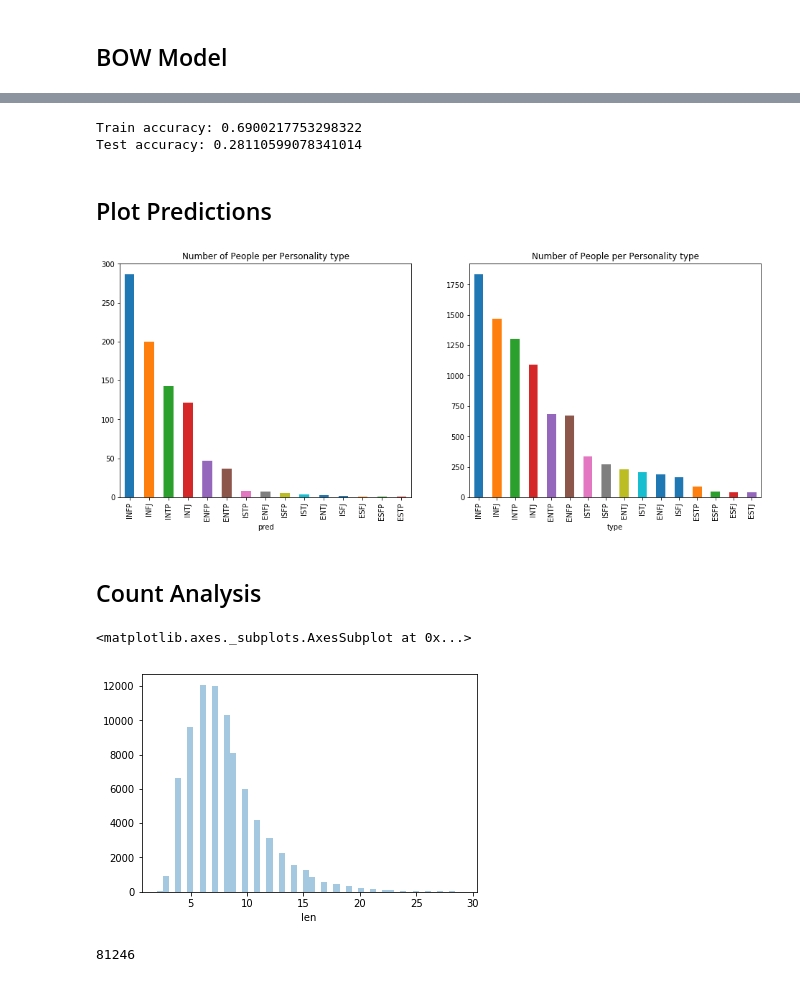
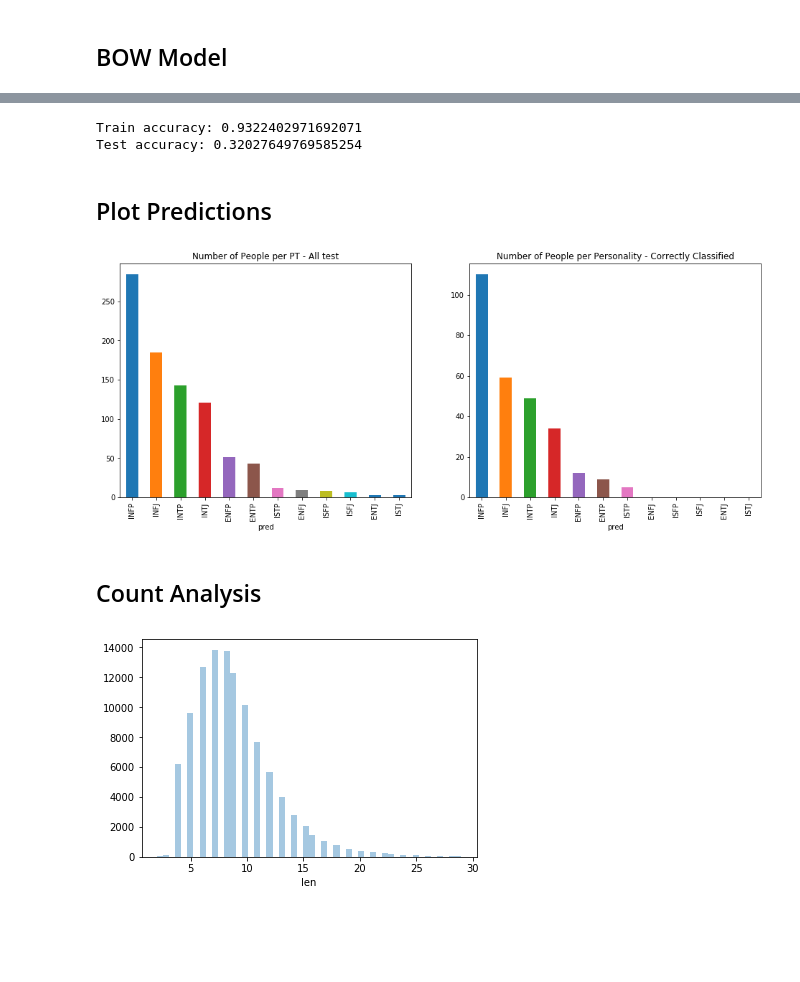
Before and after one commit to BrunnoRicci/mbti-type, a Jupyter notebook: PT.ipynb, the cells around one changed output, grey strips where cells are left out. Saved outputs shown, nothing was run; the diff lists cells and outputs as text; code cells hidden in the pictures; blank space fills up the shorter version.

```diff
--- a/PT.ipynb
+++ b/PT.ipynb
@@ -171,8 +173,8 @@ stemmer = SnowballStemmer("english")
 
 df["posts"] = df["posts"].apply(lambda x: " ".join(stemmer.stem(p) for p in x.split(" ")))
 # %%
-vect = CountVectorizer(stop_words='english')
-#vect = TfidfVectorizer(stop_words='english')
+vect = CountVectorizer(stop_words='english', min_df =2)
+#vect = TfidfVectorizer(stop_words='english', min_df =0.0001)
 X =  vect.fit_transform(df["posts"])
 
 le = LabelEncoder()
@@ -207,5 +206,5 @@ words_freq
 # %%
-clf = MultinomialNB(alpha=0.25, fit_prior=False)
+clf = MultinomialNB(alpha=0.4, fit_prior=False)
 clf.fit(X_train, y_train)
 
 yp_train = clf.predict(X_train)
@@ -385,5 +316,5 @@ PT: ISTP 81246
 # %%
-clf = SGDClassifier(alpha=0.015)
+clf = SGDClassifier(alpha=0.01)
 clf.fit(X_train, y_train)
 
 yp_train = clf.predict(X_train)
@@ -394,32 +325,31 @@ print("Test accuracy:", np.mean(yp_test == y_test))
 #Train accuracy: 0.8274625336236711
 #Test accuracy: 0.40898617511520735
 # %% [output]
-Train accuracy: 0.6900217753298322
-Test accuracy: 0.28110599078341014
+Train accuracy: 0.9322402971692071
+Test accuracy: 0.32027649769585254
 # %% [markdown]
 ## Plot Predictions
 # %%
 dft = pd.DataFrame(le.inverse_transform(yp_test),columns=["pred"])
 dft["cnt"] =  1
-groupsn = dft.groupby("pred").count()
+dft["same"] = (yp_test == y_test)
+dft["same"] = dft["same"].astype(int)
+
+groupsn = dft.groupby("pred").sum()
 groupsn.sort_values("cnt", ascending=False, inplace=True)
 #sns.distplot( , kde=False);
 # %%
 f, ax = plt.subplots(1,2,figsize=(2*PW,PH))
-groupsn["cnt"].plot(kind="bar", title="Number of People per Personality type", ax=ax[0]);
-groups["posts"].plot(kind="bar", title="Number of People per Personality type", ax=ax[1]);
+groupsn["cnt"].plot(kind="bar", title="Number of People per PT - All test", ax=ax[0]);
+groupsn["same"].plot(kind="bar", title="Number of People per Personality - Correctly Classified", ax=ax[1]);
+#groups["posts"].plot(kind="bar", title="Number of People per Personality type", ax=ax[2]);
 # %% [output]
-[figure, old version]
+[figure, new version]
 # %% [markdown]
 ## Count Analysis
 # %%
 wdf = pd.DataFrame( vect.get_feature_names(),columns=["word"])
 wdf["len"] = wdf.word.apply(len)
-sns.distplot(wdf["len"], kde=False)
+sns.distplot(wdf["len"], kde=False);
 # %% [output]
-<matplotlib.axes._subplots.AxesSubplot at 0x...>
-[figure, old version]
+[figure, new version]
-# %%
-wdf.shape[0]
-# %% [output]
-81246
```
Also changed, not shown: parts of 9 cells of this notebook.
